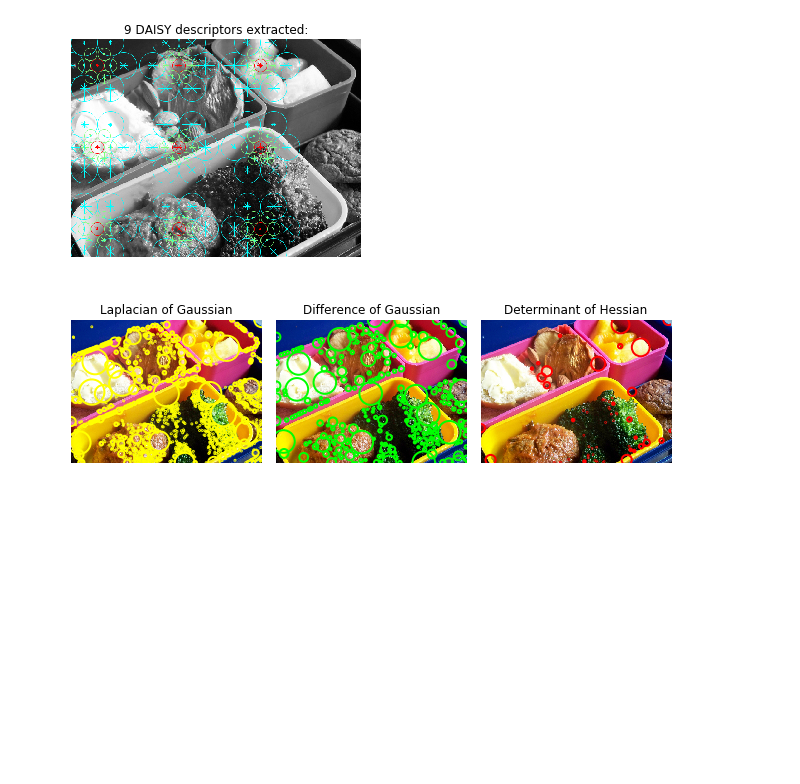
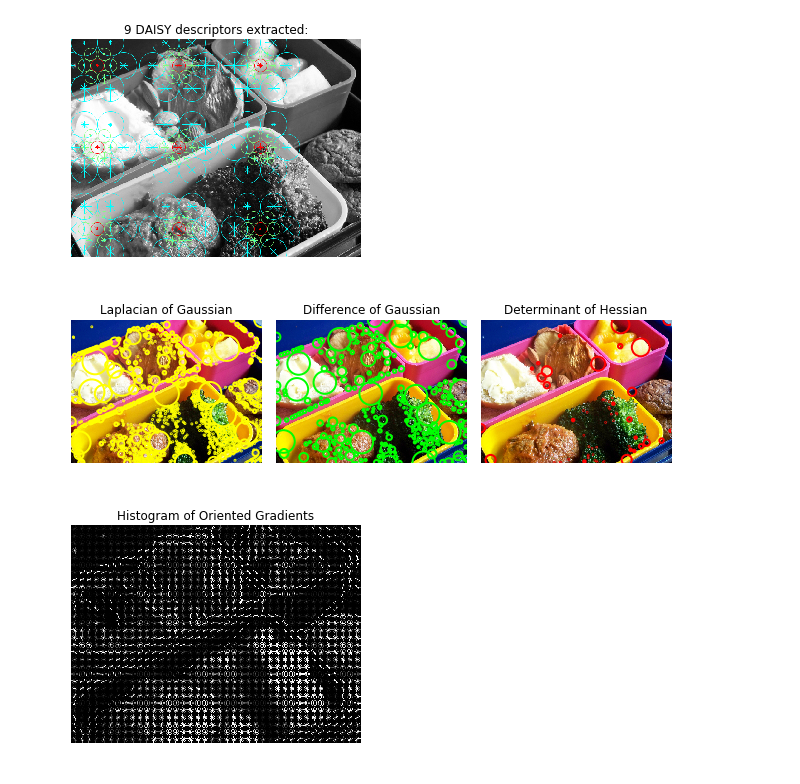
Before and after one commit to Anilith/Avanade, a Jupyter notebook: Thesis.ipynb, the cells around one changed output. Cells and saved outputs as stored; diff of their text form; code cells hidden in the pictures; blank space fills up the shorter version.

```diff
--- a/Thesis.ipynb
+++ b/Thesis.ipynb
@@ -203,3 +203,17 @@ plt.tight_layout()
 plt.show()
 # %% [output]
 [figure]
+# %%
+fd, hog_image = hog(image, orientations=8, pixels_per_cell=(16, 16),
+                    cells_per_block=(1, 1), visualize=True, multichannel=True)
+
+fig, ax = plt.subplots(1, figsize=(8, 4))
+
+hog_image_rescaled = exposure.rescale_intensity(hog_image, in_range=(0, 10))
+
+ax.axis('off')
+ax.imshow(hog_image_rescaled, cmap=plt.cm.gray)
+ax.set_title('Histogram of Oriented Gradients')
+plt.show()
+# %% [output]
+[figure, added]
```
Also changed, not shown: parts of 5 cells of this notebook.
